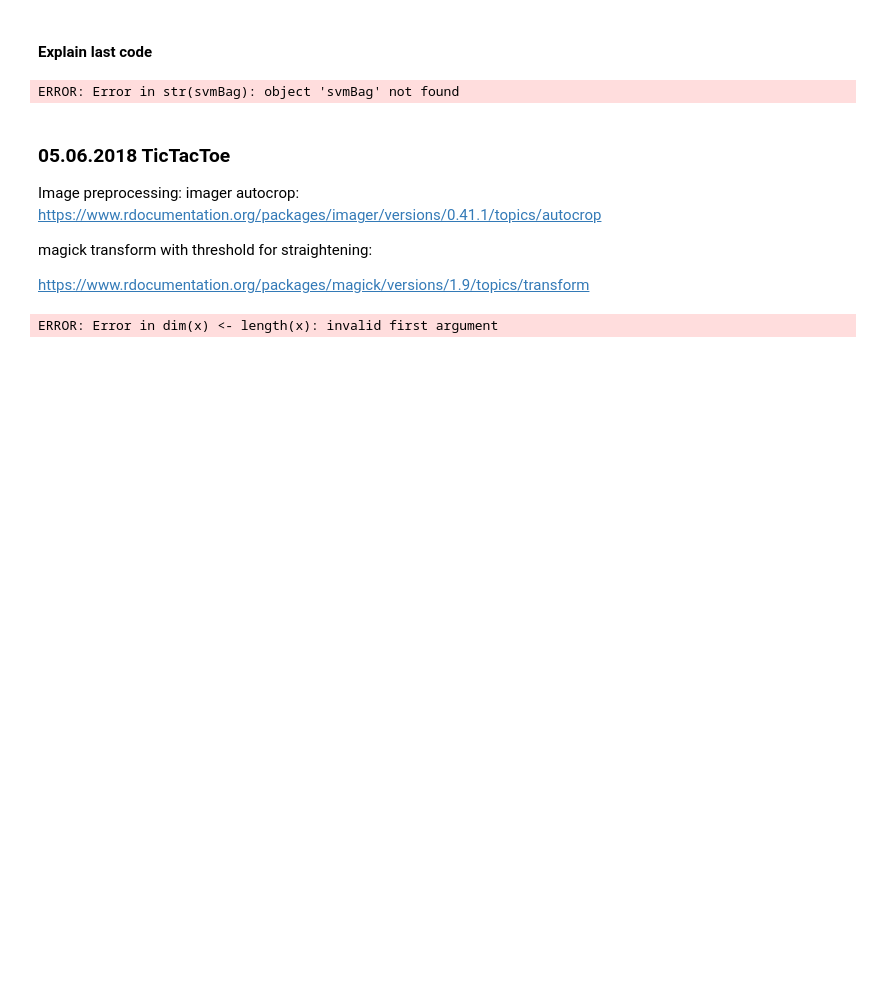
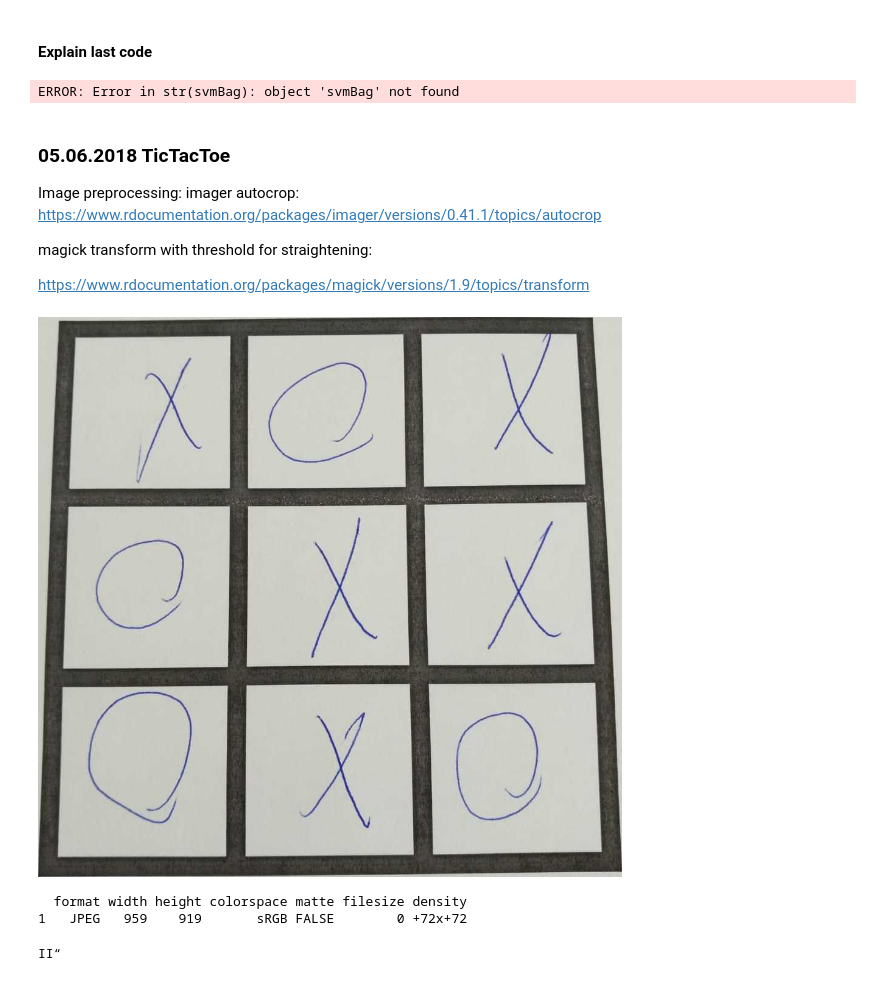
Before and after one commit to JohannesTeichert/EHT17_Computational_Intelligence, a Jupyter notebook: ComputationalIntelligence.ipynb, the cells around one changed output. Saved outputs shown, nothing was run; the diff lists cells and outputs as text; code cells hidden in the pictures; blank space fills up the shorter version.

Commit message:
added test images

```diff
--- a/ComputationalIntelligence.ipynb
+++ b/ComputationalIntelligence.ipynb
@@ -290,13 +290,20 @@ magick transform with threshold for straightening:
 https://www.rdocumentation.org/packages/magick/versions/1.9/topics/transform
 # %%
 library(magick)
-im <- image_read("ttt.jpg")
+library(tesseract)
+im <- image_read("ttt2.jpeg")
 
-library(magrittr)
-library(imager)
+#library(magrittr)
+#library(imager)
 
-autocrop(im, color = color.at(im, 20, 20), axes = "zyx")
+#autocrop(im, color = color.at(im, 20, 20), axes = "yx")
 
-image_deskew(im, threshold = 400)
+im2 <- image_trim(im, fuzz=20)
+im2
+cat(image_ocr(im2))
+#image_deskew(im2, threshold = 40)
 # %% [output]
+[figure, added]
-ERROR: Error in dim(x) <- length(x): invalid first argument
+  format width height colorspace matte filesize density
+1   JPEG   959    919       sRGB FALSE        0 +72x+72
+II“
```
Also changed, not shown: 7 other files.
